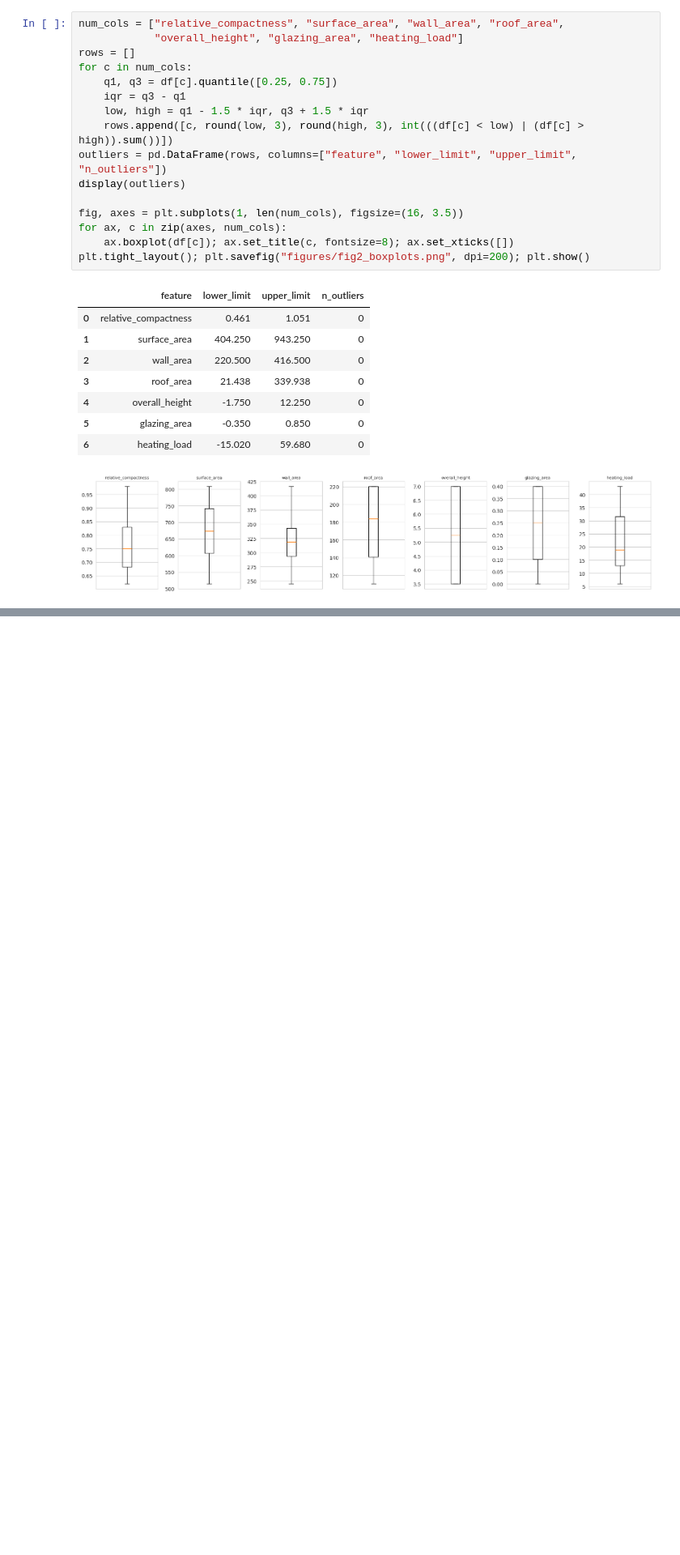
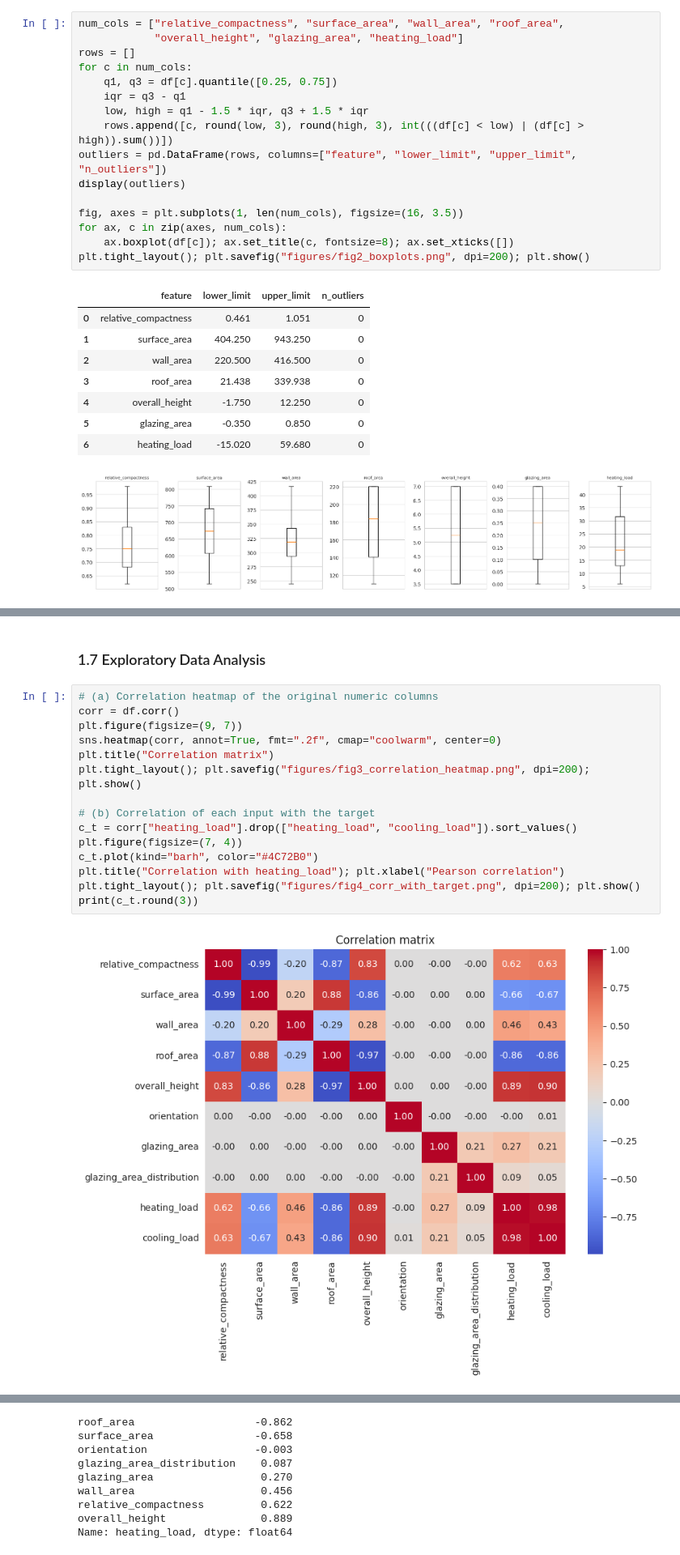
Before and after one commit to Khalidgh707/Machine-Learning-Project, a Jupyter notebook: DS471ML_project.ipynb, the cells around one changed output, grey strips where cells are left out. Shown at 81% size. Drawn from its saved outputs; the diff is of its cells as text; blank space fills up the shorter version.

```diff
--- a/DS471ML_project.ipynb
+++ b/DS471ML_project.ipynb
@@ -213,0 +245,19 @@ plt.tight_layout(); plt.savefig("figures/fig2_boxplots.png", dpi=200); plt.show(
+# %% [markdown]
+### 1.7 Exploratory Data Analysis
+# %%
+# (a) Correlation heatmap of the original numeric columns
+corr = df.corr()
+plt.figure(figsize=(9, 7))
+sns.heatmap(corr, annot=True, fmt=".2f", cmap="coolwarm", center=0)
+plt.title("Correlation matrix")
+plt.tight_layout(); plt.savefig("figures/fig3_correlation_heatmap.png", dpi=200); plt.show()
+
+# (b) Correlation of each input with the target
+c_t = corr["heating_load"].drop(["heating_load", "cooling_load"]).sort_values()
+plt.figure(figsize=(7, 4))
+c_t.plot(kind="barh", color="#4C72B0")
+plt.title("Correlation with heating_load"); plt.xlabel("Pearson correlation")
+plt.tight_layout(); plt.savefig("figures/fig4_corr_with_target.png", dpi=200); plt.show()
+print(c_t.round(3))
+# %% [output]
+[figure, added]
@@ -213,0 +265,9 @@ plt.tight_layout(); plt.savefig("figures/fig2_boxplots.png", dpi=200); plt.show(
+roof_area                   -0.862
+surface_area                -0.658
+orientation                 -0.003
+glazing_area_distribution    0.087
+glazing_area                 0.270
+wall_area                    0.456
+relative_compactness         0.622
+overall_height               0.889
+Name: heating_load, dtype: float64
```
Also changed, not shown: parts of 7 cells of this notebook.
